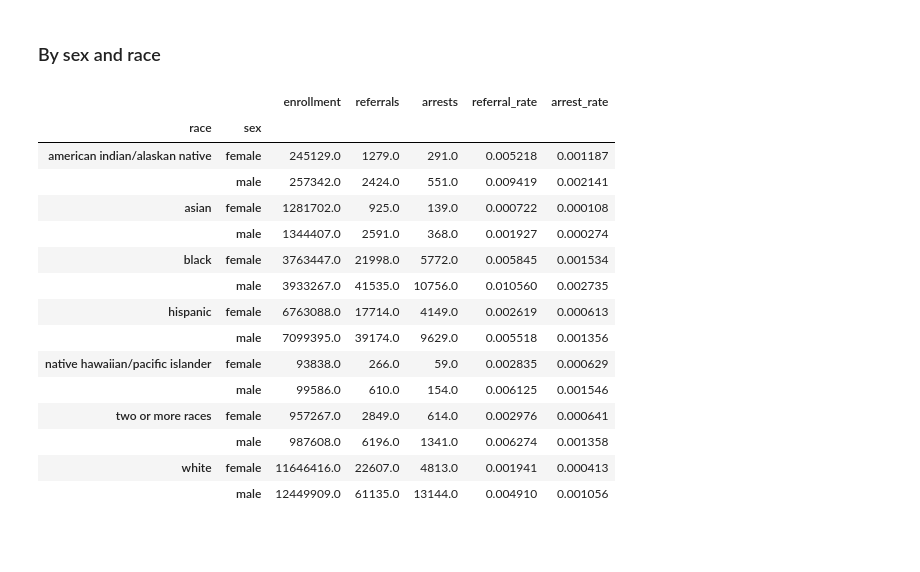
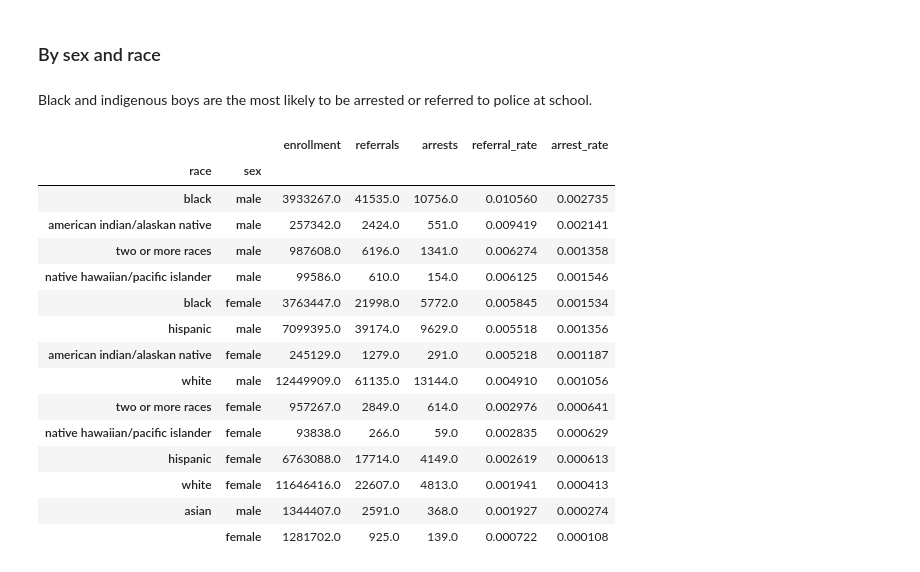
Before and after one commit to cbs-news-data/crdc-le-referral-data, a Jupyter notebook: notebooks/crdc_referrals_arrests/crdc_referrals_arrests.ipynb, the cells around one changed output. Cells and saved outputs as stored; diff of their text form; code cells hidden in the pictures; blank space fills up the shorter version.

```diff
--- a/notebooks/crdc_referrals_arrests/crdc_referrals_arrests.ipynb
+++ b/notebooks/crdc_referrals_arrests/crdc_referrals_arrests.ipynb
@@ -62,30 +107,35 @@ cha = pd.read_csv("input/characteristics.csv", low_memory=False)
 # %% [markdown]
 ### By sex and race
+# %% [markdown]
+Black and indigenous boys are the most likely to be arrested or referred to police at school.
 # %%
-(
+race_sex_national = (
     enr.query("variable == 'overall'")
     .groupby(["race", "sex"])
     .enrollment.sum()
     .to_frame("enrollment")
     .join(ref.groupby(["race", "sex"]).referrals.sum().to_frame("referrals"))
     .join(arr.groupby(["race", "sex"]).arrests.sum().to_frame("arrests"))
     .assign(referral_rate=lambda df: df.referrals / df.enrollment)
     .assign(arrest_rate=lambda df: df.arrests / df.enrollment)
+    .sort_values("referral_rate", ascending=False)
 )
+
+race_sex_national
 # %% [output]
 |  |  | enrollment | referrals | arrests | referral_rate | arrest_rate |
 | race | sex |  |  |  |  |  |
+| black | male | 3933267.0 | 41535.0 | 10756.0 | 0.010560 | 0.002735 |
+| american indian/alaskan native | male | 257342.0 | 2424.0 | 551.0 | 0.009419 | 0.002141 |
+| two or more races | male | 987608.0 | 6196.0 | 1341.0 | 0.006274 | 0.001358 |
+| native hawaiian/pacific islander | male | 99586.0 | 610.0 | 154.0 | 0.006125 | 0.001546 |
+| black | female | 3763447.0 | 21998.0 | 5772.0 | 0.005845 | 0.001534 |
+| hispanic | male | 7099395.0 | 39174.0 | 9629.0 | 0.005518 | 0.001356 |
 | american indian/alaskan native | female | 245129.0 | 1279.0 | 291.0 | 0.005218 | 0.001187 |
-|  | male | 257342.0 | 2424.0 | 551.0 | 0.009419 | 0.002141 |
-| asian | female | 1281702.0 | 925.0 | 139.0 | 0.000722 | 0.000108 |
-|  | male | 1344407.0 | 2591.0 | 368.0 | 0.001927 | 0.000274 |
-| black | female | 3763447.0 | 21998.0 | 5772.0 | 0.005845 | 0.001534 |
-|  | male | 3933267.0 | 41535.0 | 10756.0 | 0.010560 | 0.002735 |
+| white | male | 12449909.0 | 61135.0 | 13144.0 | 0.004910 | 0.001056 |
+| two or more races | female | 957267.0 | 2849.0 | 614.0 | 0.002976 | 0.000641 |
+| native hawaiian/pacific islander | female | 93838.0 | 266.0 | 59.0 | 0.002835 | 0.000629 |
 | hispanic | female | 6763088.0 | 17714.0 | 4149.0 | 0.002619 | 0.000613 |
-|  | male | 7099395.0 | 39174.0 | 9629.0 | 0.005518 | 0.001356 |
-| native hawaiian/pacific islander | female | 93838.0 | 266.0 | 59.0 | 0.002835 | 0.000629 |
-|  | male | 99586.0 | 610.0 | 154.0 | 0.006125 | 0.001546 |
-| two or more races | female | 957267.0 | 2849.0 | 614.0 | 0.002976 | 0.000641 |
-|  | male | 987608.0 | 6196.0 | 1341.0 | 0.006274 | 0.001358 |
 | white | female | 11646416.0 | 22607.0 | 4813.0 | 0.001941 | 0.000413 |
-|  | male | 12449909.0 | 61135.0 | 13144.0 | 0.004910 | 0.001056 |
+| asian | male | 1344407.0 | 2591.0 | 368.0 | 0.001927 | 0.000274 |
+|  | female | 1281702.0 | 925.0 | 139.0 | 0.000722 | 0.000108 |
```
Also changed, not shown: parts of 12 cells of this notebook.
